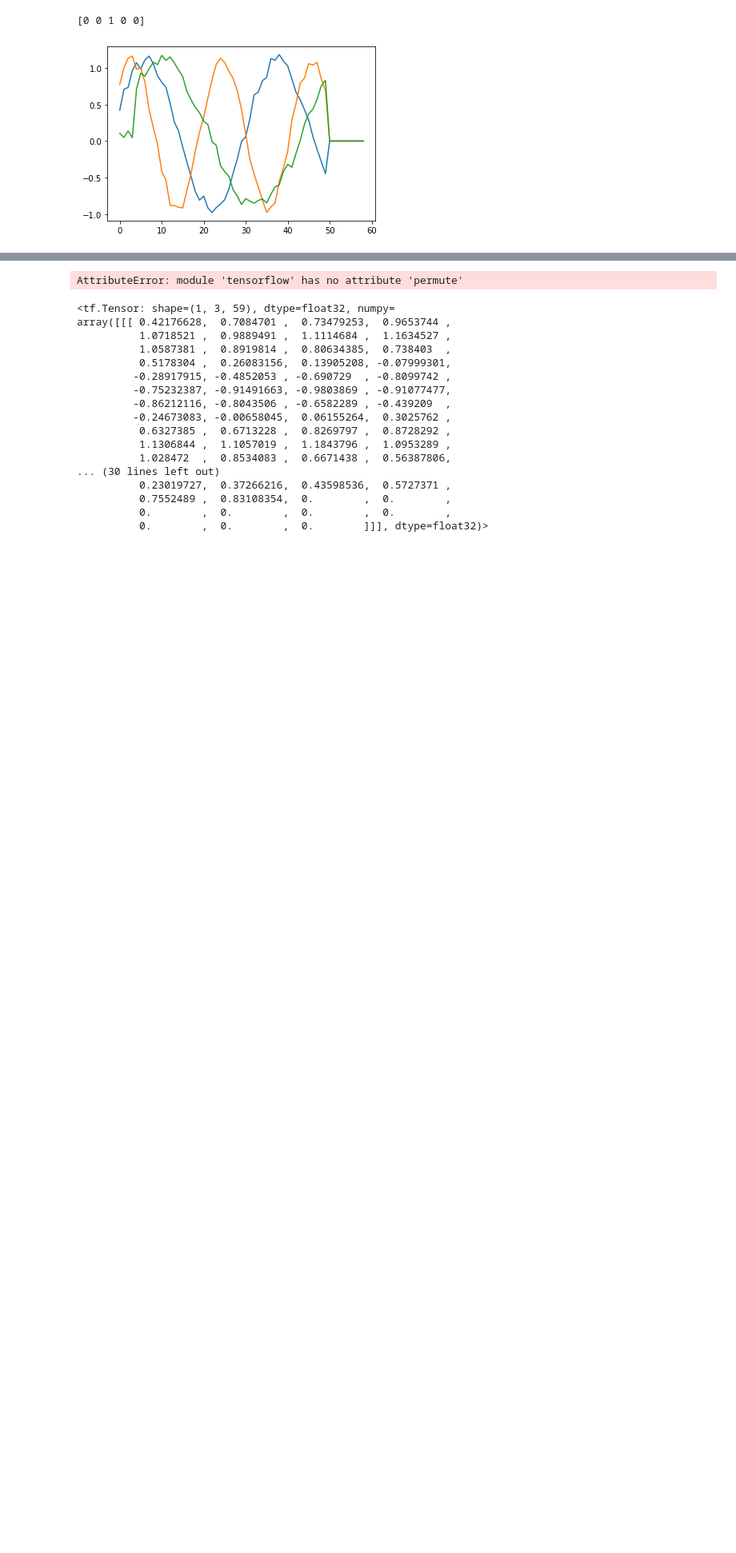
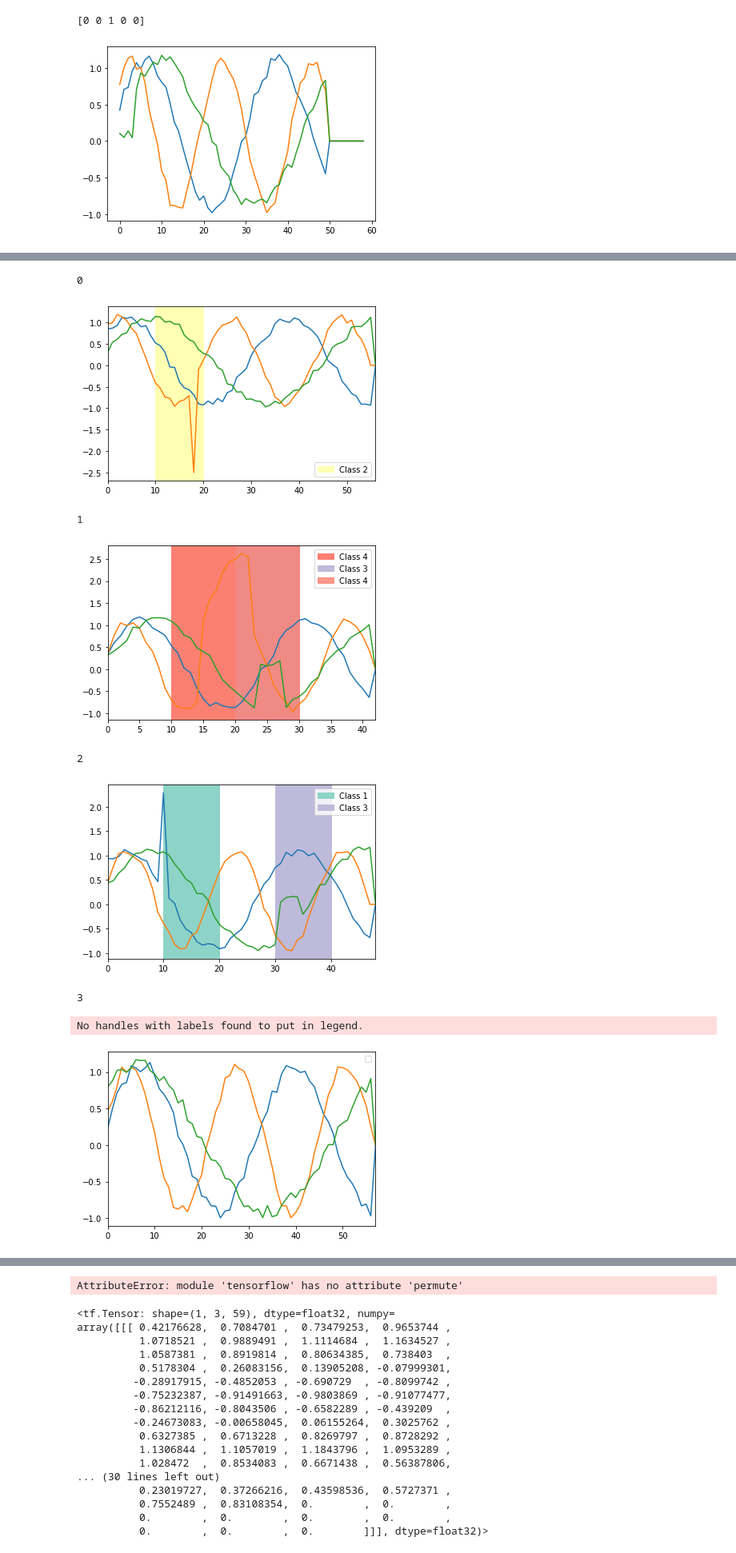
Before and after one commit to Wo0kie3/TimeSeriesAnomalyDetection, a Jupyter notebook: Project2.ipynb, the cells around one changed output, grey strips where cells are left out. Shown at 80% size. Drawn from its saved outputs; the diff is of its cells as text; code cells hidden in the pictures; blank space fills up the shorter version.

```diff
--- a/Project2.ipynb
+++ b/Project2.ipynb
@@ -80,8 +74,12 @@ new_yl = np.array(yl).astype(int)
 * 10% - validation
 * 10% - test
 # %%
-X_train, X_test, y_train, y_test = train_test_split(padded_xl, new_yl, test_size=0.2, random_state=42)
-X_test, X_val, y_test, y_val = train_test_split(X_test, y_test, test_size=0.5, random_state=42)
+nopad_X_train, nopad_X_test, y_train, y_test = train_test_split(xl, yl, test_size=0.2, random_state=42)
+nopad_X_test, nopad_X_val, y_test, y_val = train_test_split(nopad_X_test, y_test, test_size=0.5, random_state=42)
+# %%
+X_train = pad_sequences(nopad_X_train, padding="post", dtype='float32', maxlen=60)
+X_test = pad_sequences(nopad_X_test, padding="post", dtype='float32', maxlen=60)
+X_val = pad_sequences(nopad_X_val, padding="post", dtype='float32', maxlen=60)
 # %%
 model = Sequential()
 model.add(Input(shape=(None, 3)))
@@ -313,6 +153,0 @@ for idx, p in enumerate(perdictions):
-# %%
-X_train, X_test, y_train, y_test = train_test_split(padded_xl, new_yl, test_size=0.2, random_state=42)
-X_test, X_val, y_test, y_val = train_test_split(X_test, y_test, test_size=0.5, random_state=42)
-# %%
-X_train, X_test, y_train, y_test = train_test_split(xl, new_yl, test_size=0.2, random_state=42)
-X_test, X_val_nonpad, y_test, y_val = train_test_split(X_test, y_test, test_size=0.5, random_state=42)
@@ -390,0 +280,34 @@ WARNING:matplotlib.legend:No artists with labels found to put in legend.  Note t
+# %%
+data = X_val[102:109]
+pom = nopad_X_val[102:109]
+perdictions = model2.predict(data)
+
+for idx, p in enumerate(perdictions):
+    print(idx)
+    plt.figure()
+    plt.plot(data[idx])
+    for i in range(6):
+        if p[i, 0].round() > 0:
+            plt.axvspan(i*10, i*10+10, alpha=p[i, 0], color=(141/255, 211/255, 199/255), label="Class 1")
+        if p[i, 1].round() > 0:
+            plt.axvspan(i*10, i*10+10, alpha=p[i, 1], color=(255/255, 255/255, 179/255), label="Class 2")
+        if p[i, 2].round() > 0:
+            plt.axvspan(i*10, i*10+10, alpha=p[i, 2], color=(190/255, 186/255, 218/255), label="Class 3")
+        if p[i, 3].round() > 0:
+            plt.axvspan(i*10, i*10+10, alpha=p[i, 3], color=(251/255, 128/255, 114/255), label="Class 4")
+        if p[i, 4].round() > 0:
+            plt.axvspan(i*10, i*10+10, alpha=p[i, 4], color=(128/255, 177/255, 211/255), label="Class 5")
+
+    plt.xlim([0, len(pom[idx])])
+    plt.legend()
+    plt.show()
+# %% [output]
+0
+[figure, added]
+1
+[figure, added]
+2
+[figure, added]
+3
+No handles with labels found to put in legend.
+[figure, added]
```
Also changed, not shown: parts of 28 cells of this notebook.
